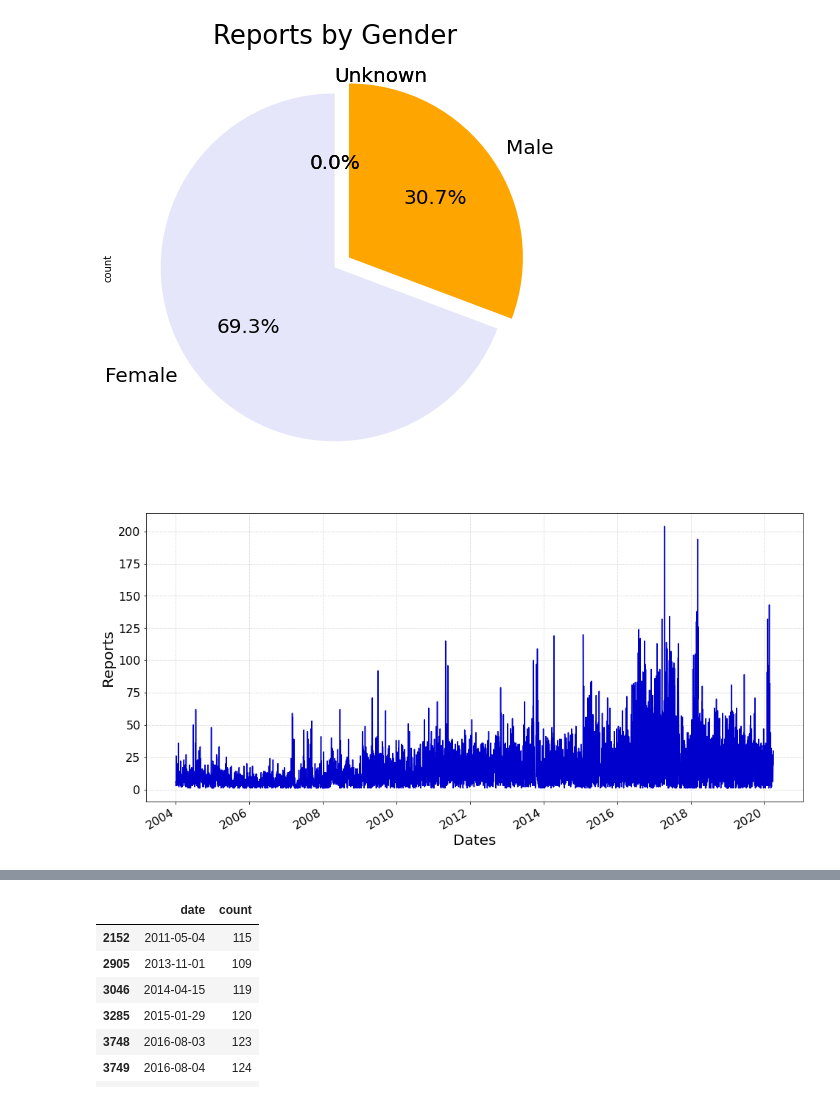
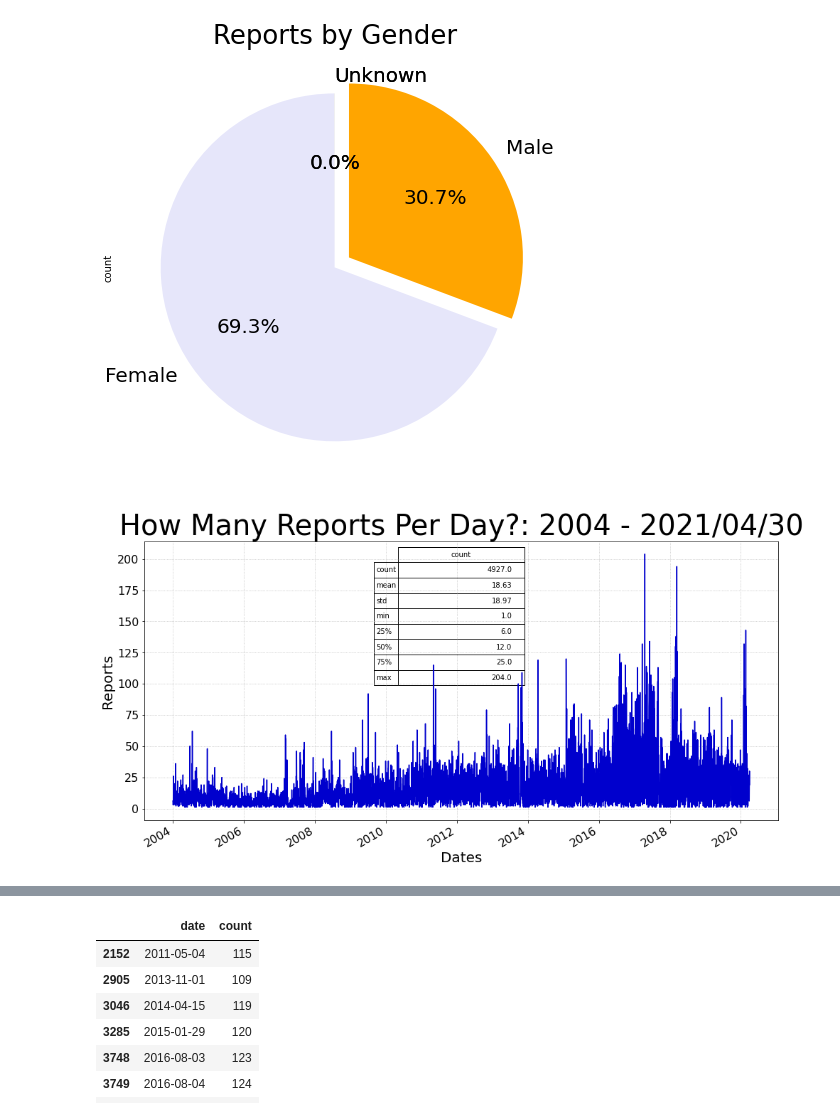
Before and after one commit to rooplaxmidesai/FDA_food, a Jupyter notebook: Mary_Lynn_Test_01.ipynb, the cells around one changed output, grey strips where cells are left out. Cells and saved outputs as stored; diff of their text form; code cells hidden in the pictures.

```diff
--- a/Mary_Lynn_Test_01.ipynb
+++ b/Mary_Lynn_Test_01.ipynb
@@ -847,17 +847,23 @@ plt.show()
 [figure]
 # %%
 ### Plot Graph - Reports by Year ###
+
+# Statistics Table
+from pandas.plotting import table
+fig, ax = plt.subplots(1, 1)
+table(ax, np.round(df_report_by_date.describe(), 2),
+loc='upper center', colWidths=[0.2])
 
 # Convert the 'date' column in the dictionary from text to date format
 df_report_by_date['date'] = pd.to_datetime(df_report_by_date['date'], format= '%Y%m%d')
 
-df_report_by_date.plot.line (x = 'date', figsize = (16,8), fontsize=16, color = 'mediumblue', legend= False)
+df_report_by_date.plot.line (ax = ax, x = 'date', figsize = (16,8), fontsize=16, color = 'mediumblue', legend= False)
 
 plt.gca().grid(True, linewidth=0.7, linestyle=':')
 plt.xlabel('Dates', fontsize = 20)
 plt.ylabel('Reports', fontsize = 20)
+plt.title('How Many Reports Per Day?: 2004 - 2021/04/30', fontsize = 40)
 
-
-plt.show()
+plt.savefig('daily_report_counts.png',bbox_inches = 'tight')
 # %% [output]
-[figure, old version]
+[figure, new version]
```
Also changed, not shown: parts of 7 cells of this notebook.
